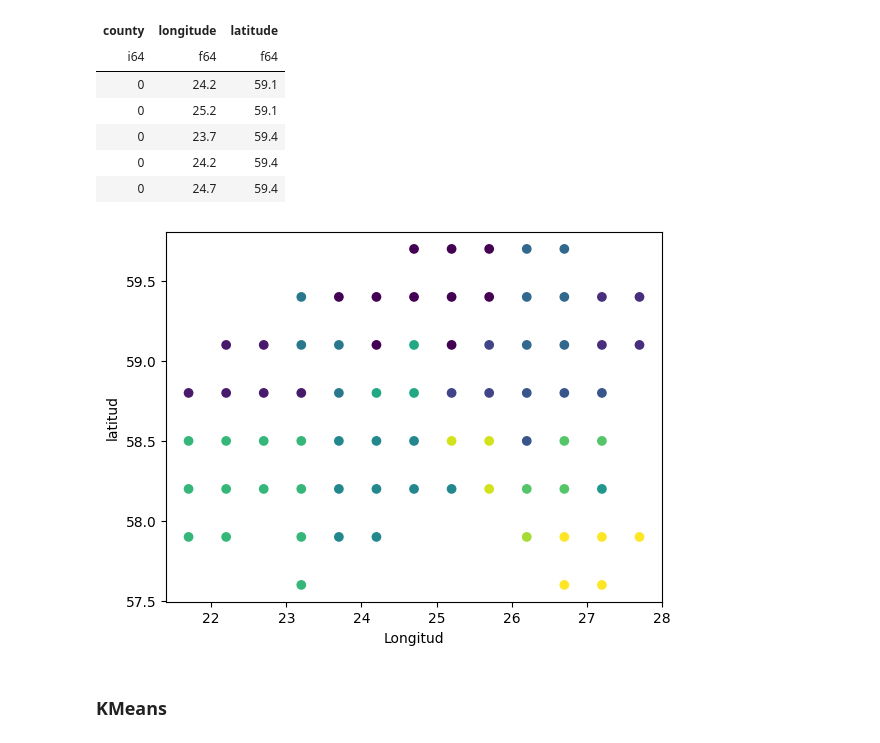
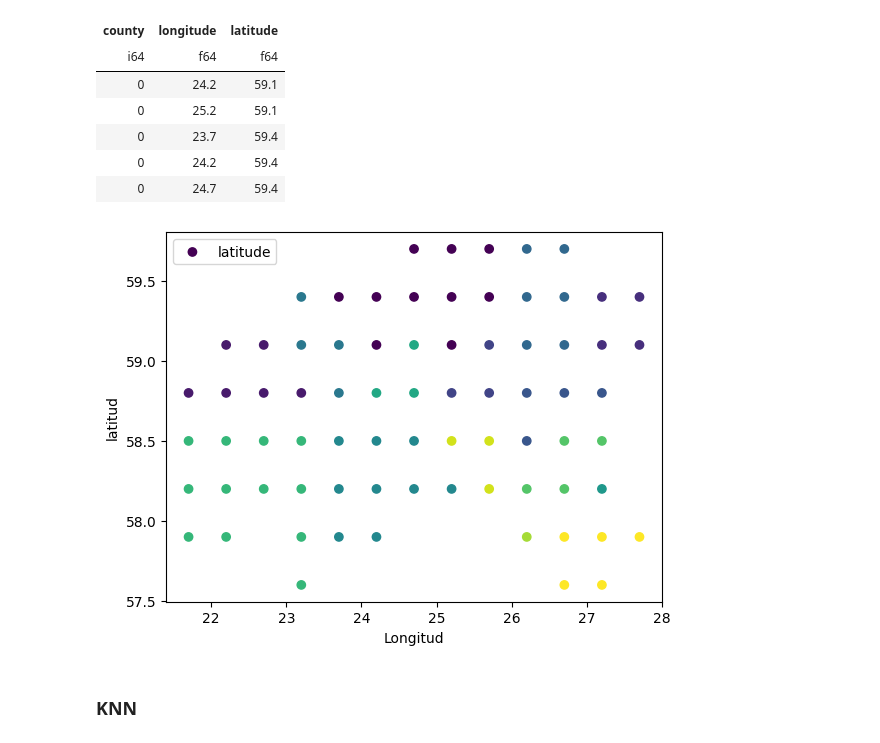
Before and after one commit to pabbuen/TFG-ProduccionElectrica, a Jupyter notebook: codigo/notebooks/preprocesamiento.ipynb, the cells around one changed output. Cells and saved outputs as stored; diff of their text form; code cells hidden in the pictures.

```diff
--- a/codigo/notebooks/preprocesamiento.ipynb
+++ b/codigo/notebooks/preprocesamiento.ipynb
@@ -76,10 +76,11 @@ shape: (5, 3)
 # %%
 plt.scatter('longitude', 'latitude', c='county', data=dfs["county_lon_lats"])
 plt.xlabel("Longitud")
 plt.ylabel("latitud")
+plt.legend()
 plt.show()
 # %% [output]
-[figure, old version]
+[figure, new version]
 # %%
 from sklearn.model_selection import StratifiedKFold
 from sklearn.cluster import KMeans
@@ -103,4 +105,4 @@ X_scl = MinMaxScaler().fit_transform(X)
 n_clusters = np.arange(start=1, stop=15)
 n_neighbors = np.arange(start=1, step=2, stop=21)
 # %% [markdown]
-### KMeans
+### KNN
```
Also changed, not shown: parts of 24 cells of this notebook.
